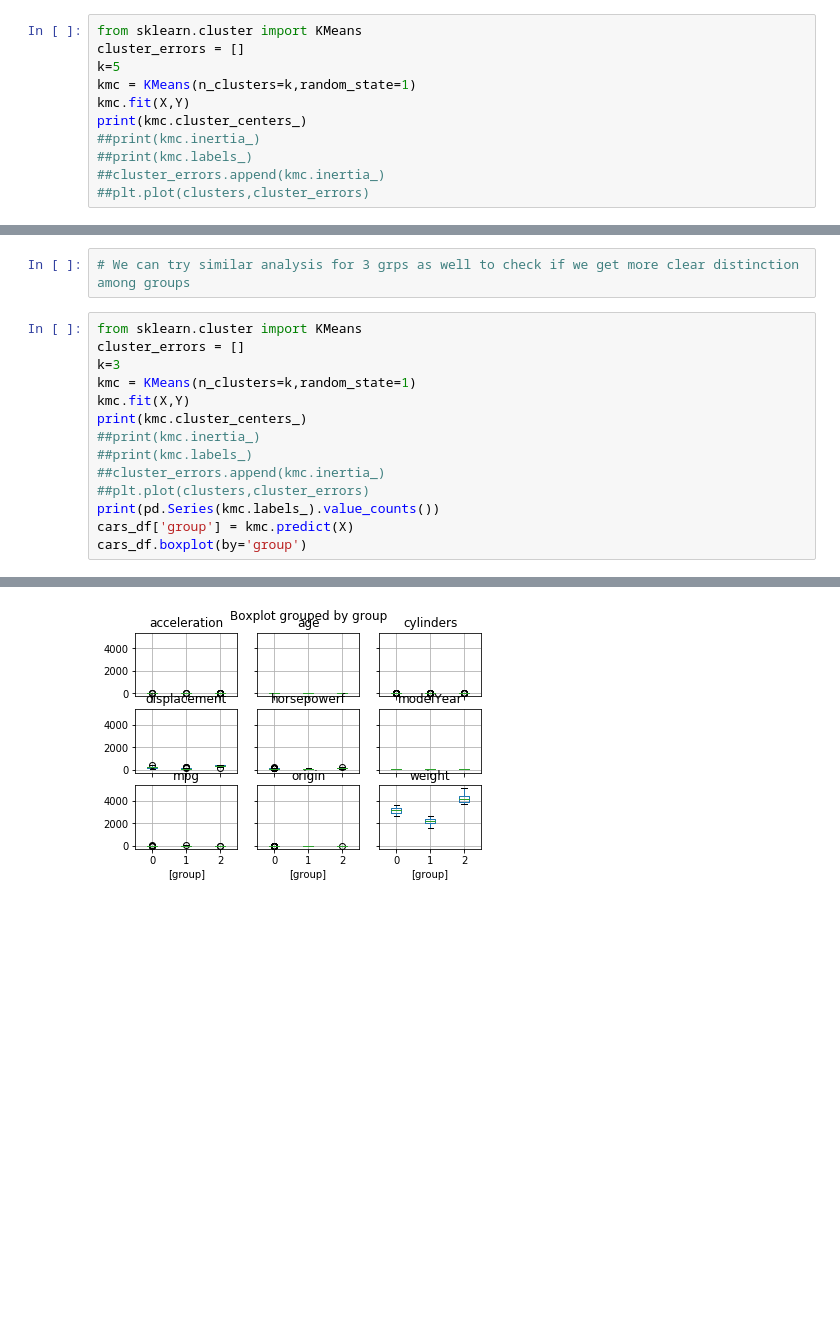
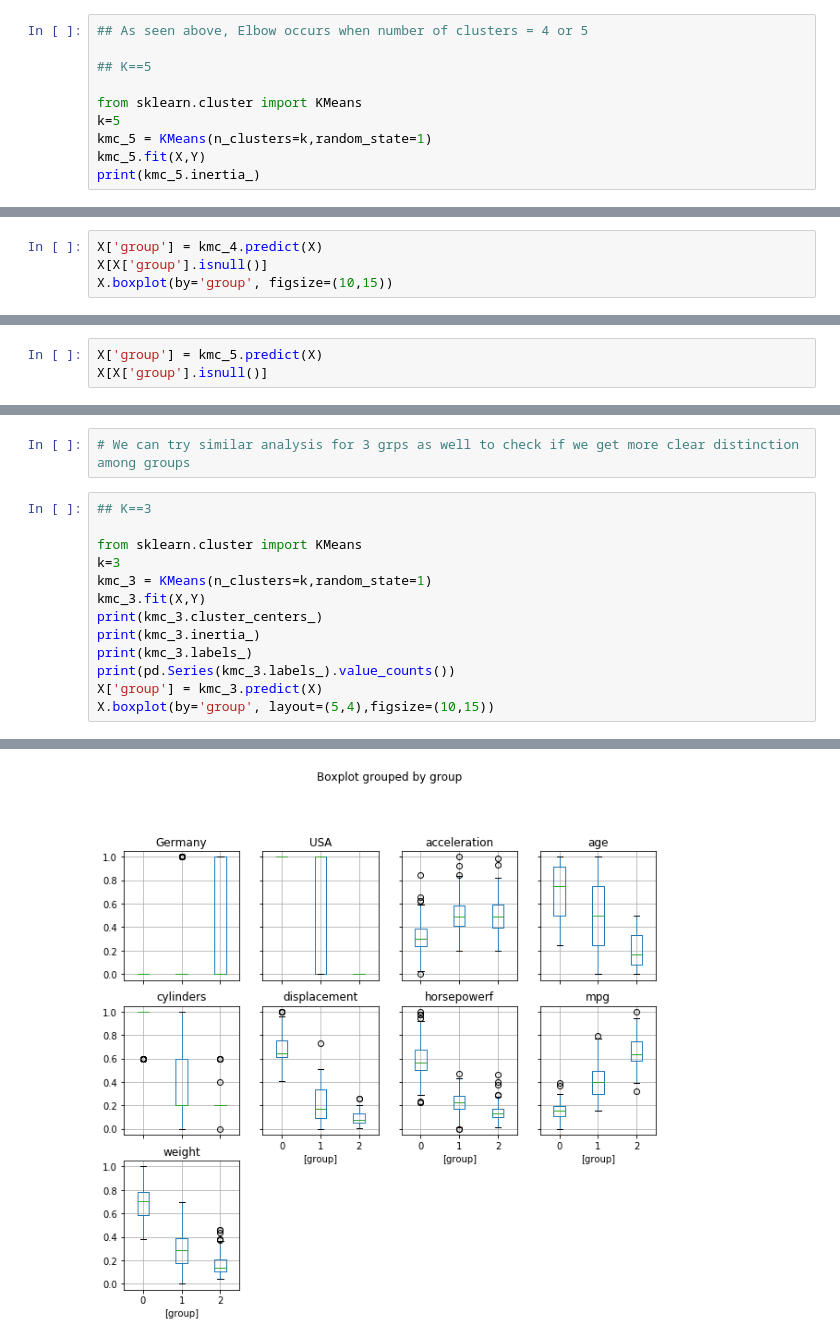
Before and after one commit to GreatLearningAIML1/chennai-aug-batch-senthilvelavan, a Jupyter notebook: Residency4-External/R4_External_Clustering.ipynb, the cells around one changed output, grey strips where cells are left out. Drawn from its saved outputs; the diff is of its cells as text; blank space fills up the shorter version.

```diff
--- a/Residency4-External/R4_External_Clustering.ipynb
+++ b/Residency4-External/R4_External_Clustering.ipynb
@@ -324,12 +459,11 @@ plt.plot(clusters,cluster_errors)
 # %%
+## As seen above, Elbow occurs when number of clusters = 4 or 5
+
+## K==5
+
 from sklearn.cluster import KMeans
-cluster_errors = []
 k=5
-kmc = KMeans(n_clusters=k,random_state=1)
-kmc.fit(X,Y)
-print(kmc.cluster_centers_)
-##print(kmc.inertia_)
-##print(kmc.labels_)
-##cluster_errors.append(kmc.inertia_)
-##plt.plot(clusters,cluster_errors)
+kmc_5 = KMeans(n_clusters=k,random_state=1)
+kmc_5.fit(X,Y)
+print(kmc_5.inertia_)
 # %% [output]
@@ -361,0 +551,4 @@ cars_df.head()
+# %%
+X['group'] = kmc_4.predict(X)
+X[X['group'].isnull()]
+X.boxplot(by='group', figsize=(10,15))
@@ -361,0 +603,3 @@ cars_df.head()
+# %%
+X['group'] = kmc_5.predict(X)
+X[X['group'].isnull()]
@@ -383,17 +652,16 @@ writer.save()
 # %%
 # We can try similar analysis for 3 grps as well to check if we get more clear distinction among groups
 # %%
+## K==3
+
 from sklearn.cluster import KMeans
-cluster_errors = []
 k=3
-kmc = KMeans(n_clusters=k,random_state=1)
-kmc.fit(X,Y)
-print(kmc.cluster_centers_)
-##print(kmc.inertia_)
-##print(kmc.labels_)
-##cluster_errors.append(kmc.inertia_)
-##plt.plot(clusters,cluster_errors)
-print(pd.Series(kmc.labels_).value_counts())
-cars_df['group'] = kmc.predict(X)
-cars_df.boxplot(by='group')
+kmc_3 = KMeans(n_clusters=k,random_state=1)
+kmc_3.fit(X,Y)
+print(kmc_3.cluster_centers_)
+print(kmc_3.inertia_)
+print(kmc_3.labels_)
+print(pd.Series(kmc_3.labels_).value_counts())
+X['group'] = kmc_3.predict(X)
+X.boxplot(by='group', layout=(5,4),figsize=(10,15))
 # %% [output]
@@ -418,3 +700,3 @@ array([[<matplotlib.axes._subplots.AxesSubplot object at 0x...>,
         <matplotlib.axes._subplots.AxesSubplot object at 0x...>]],
       dtype=object)
-[figure, old version]
+[figure, new version]
```
Also changed, not shown: parts of 57 cells of this notebook.
